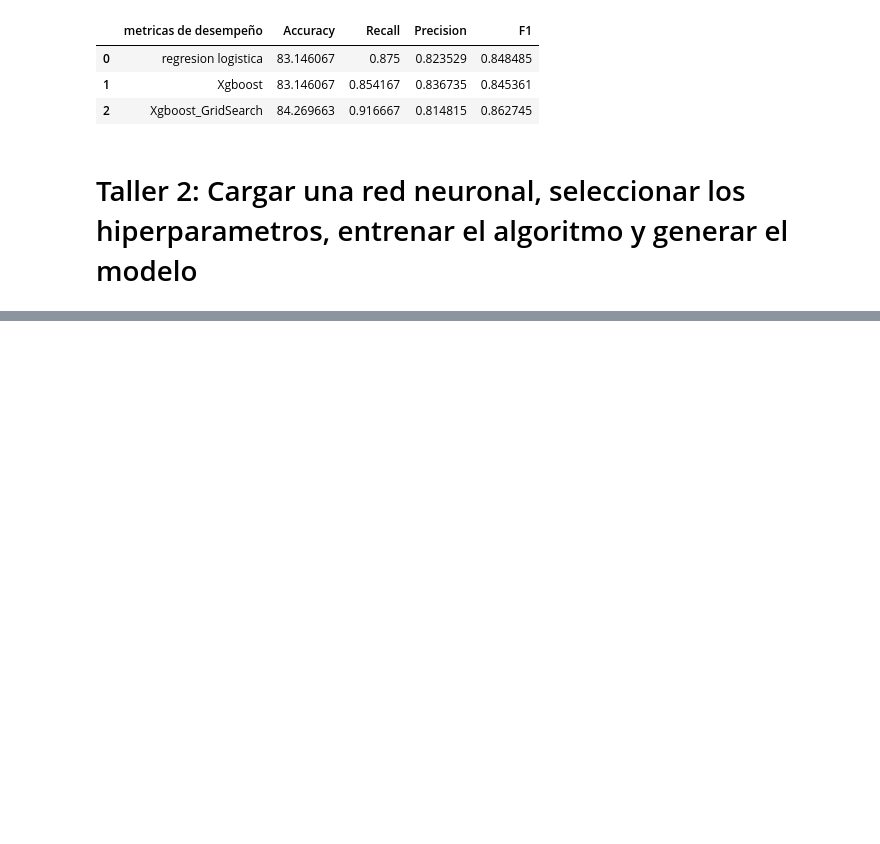
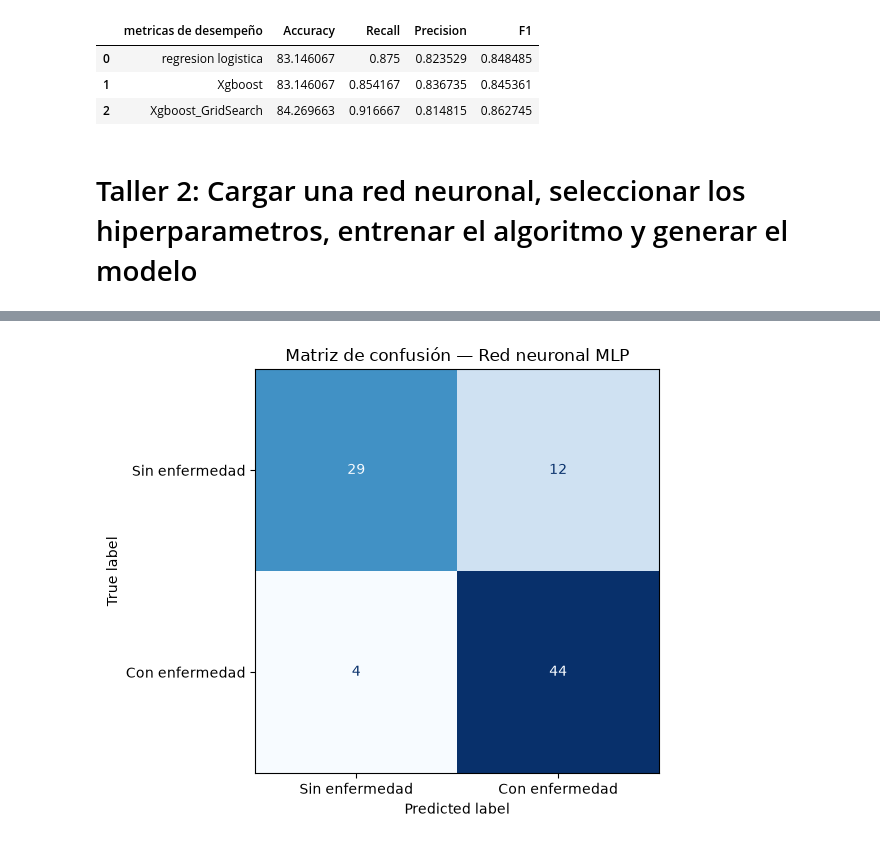
Before and after one commit to Helen1997-cpu/taller-1_IA-en-salud, a Jupyter notebook: taller_2.ipynb, the cells around one changed output, grey strips where cells are left out. Cells and saved outputs as stored; diff of their text form; code cells hidden in the pictures; blank space fills up the shorter version.

```diff
--- a/taller_2.ipynb
+++ b/taller_2.ipynb
@@ -868,3 +904,20 @@ print(classification_report(y_val_red, pred_red, digits=3))
+# %%
+import matplotlib.pyplot as plt
+from sklearn.metrics import ConfusionMatrixDisplay
+fig, ax = plt.subplots(figsize=(6, 5))
+ConfusionMatrixDisplay.from_predictions(
+    y_val_red,
+    pred_red,
+    display_labels=['Sin enfermedad', 'Con enfermedad'],
+    cmap='Blues',
+    colorbar=False,
+    ax=ax
+)
+ax.set_title('Matriz de confusión — Red neuronal MLP')
+plt.tight_layout()
+plt.show()
+# %% [output]
+[figure, added]
 # %%
 # Tabla con los resultados de la red neuronal
 cols = [
```
Also changed, not shown: parts of 5 cells of this notebook.
